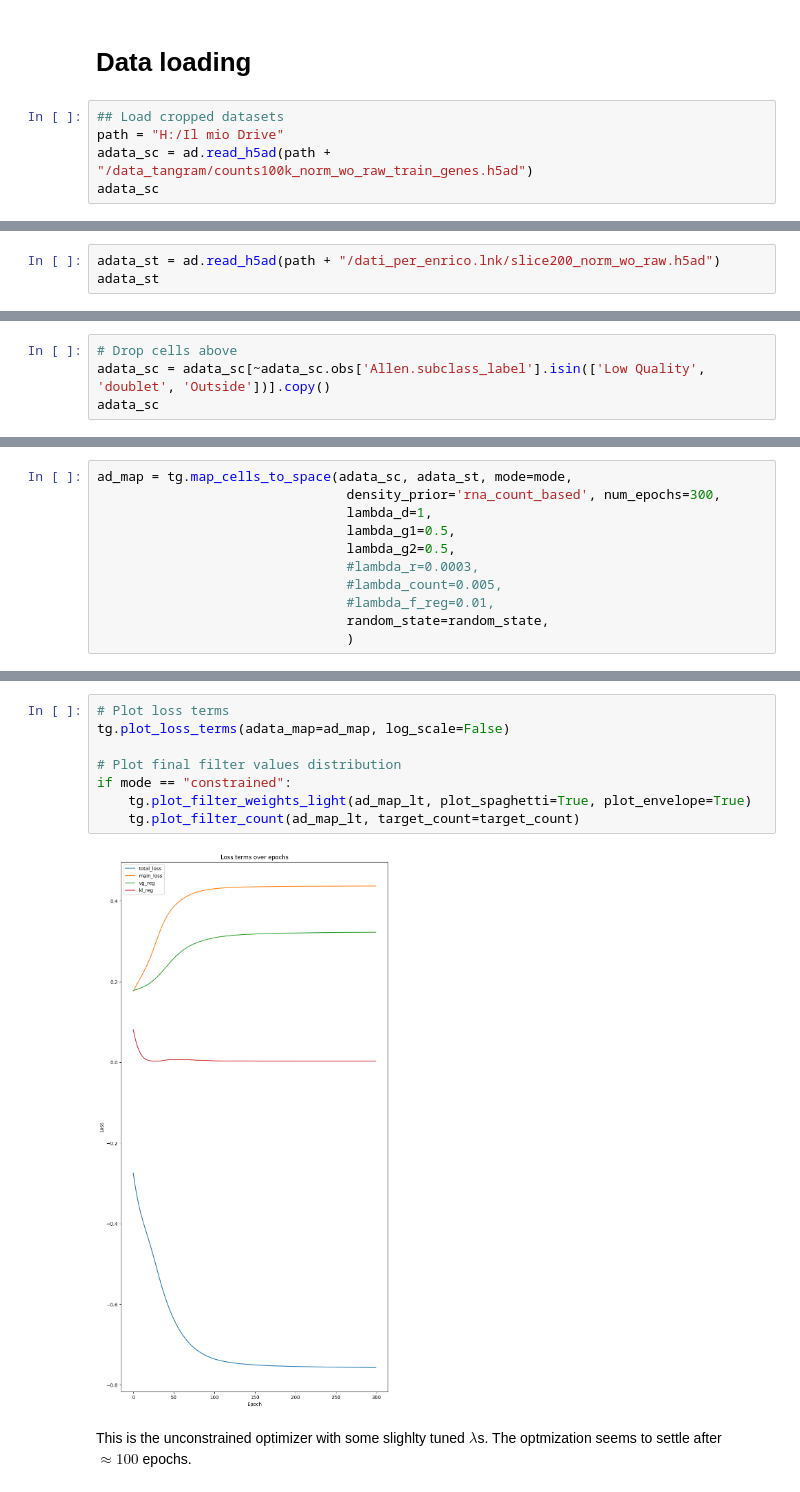
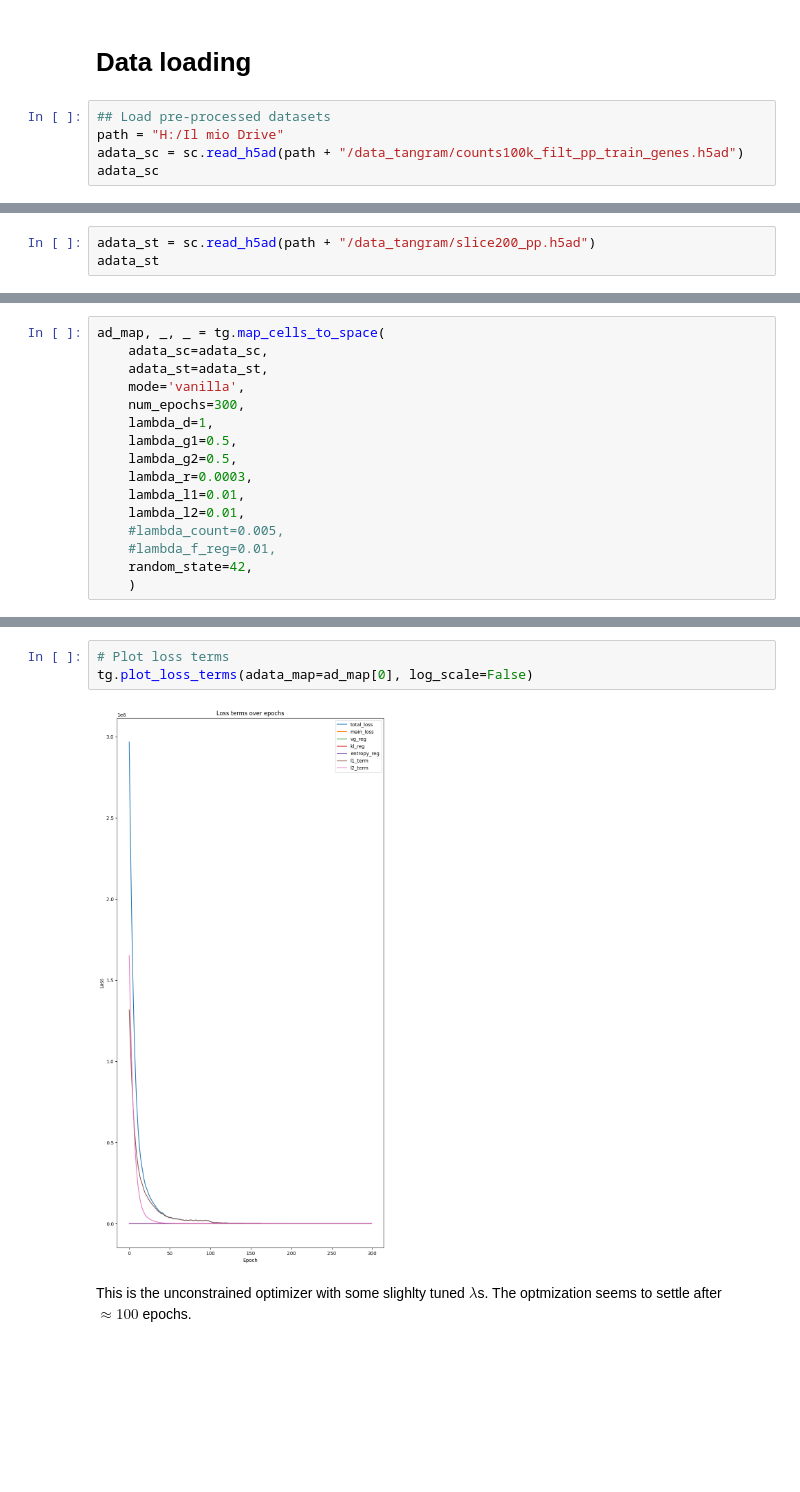
Before and after one commit to enric-bazz/Tangram, a Jupyter notebook: MyNotebooks/tangramlit_sensitivity_analysis.ipynb, the cells around one changed output, grey strips where cells are left out. Cells and saved outputs as stored; diff of their text form; blank space fills up the shorter version.

```diff
--- a/MyNotebooks/tangramlit_sensitivity_analysis.ipynb
+++ b/MyNotebooks/tangramlit_sensitivity_analysis.ipynb
@@ -73,8 +40,8 @@ H:\Il mio Drive
 # %% [markdown]
 # Data loading
 # %%
-## Load cropped datasets
+## Load pre-processed datasets
 path = "H:/Il mio Drive"
-adata_sc = ad.read_h5ad(path + "/data_tangram/counts100k_norm_wo_raw_train_genes.h5ad")
+adata_sc = sc.read_h5ad(path + "/data_tangram/counts100k_filt_pp_train_genes.h5ad")
 adata_sc
 # %% [output]
@@ -85,4 +55,4 @@ AnnData object with n_obs × n_vars = 100000 × 252
 # %%
-adata_st = ad.read_h5ad(path + "/dati_per_enrico.lnk/slice200_norm_wo_raw.h5ad")
+adata_st = sc.read_h5ad(path + "/data_tangram/slice200_pp.h5ad")
 adata_st
 # %% [output]
@@ -108,4 +64,0 @@ Number of outside cells:  819
-# %%
-# Drop cells above
-adata_sc = adata_sc[~adata_sc.obs['Allen.subclass_label'].isin(['Low Quality', 'doublet', 'Outside'])].copy()
-adata_sc
@@ -131,12 +69,17 @@ INFO:root:rna count based density prior is calculated and saved in `obs``rna_cou
 # %%
-ad_map = tg.map_cells_to_space(adata_sc, adata_st, mode=mode,
-                                density_prior='rna_count_based', num_epochs=300,
-                                lambda_d=1,
-                                lambda_g1=0.5,
-                                lambda_g2=0.5,
-                                #lambda_r=0.0003,
-                                #lambda_count=0.005,
-                                #lambda_f_reg=0.01,
-                                random_state=random_state,
-                                )
+ad_map, _, _ = tg.map_cells_to_space(
+    adata_sc=adata_sc,
+    adata_st=adata_st,
+    mode='vanilla',
+    num_epochs=300,
+    lambda_d=1,
+    lambda_g1=0.5,
+    lambda_g2=0.5,
+    lambda_r=0.0003,
+    lambda_l1=0.01,
+    lambda_l2=0.01,
+    #lambda_count=0.005,
+    #lambda_f_reg=0.01,
+    random_state=42,
+    )
 # %% [output]
@@ -151,13 +105,8 @@ INFO:root:Saving results..
 # %%
 # Plot loss terms
-tg.plot_loss_terms(adata_map=ad_map, log_scale=False)
-
-# Plot final filter values distribution
-if mode == "constrained":
-    tg.plot_filter_weights_light(ad_map_lt, plot_spaghetti=True, plot_envelope=True)
-    tg.plot_filter_count(ad_map_lt, target_count=target_count)
+tg.plot_loss_terms(adata_map=ad_map[0], log_scale=False)
 # %% [output]
-[figure, old version]
+[figure, new version]
 # %% [markdown]
 This is the unconstrained optimizer with some slighlty tuned $\lambda$s. The optmization seems to settle after $\approx 100$ epochs.
 # %%
```
Also changed, not shown: parts of 20 cells of this notebook, 1 other file.
